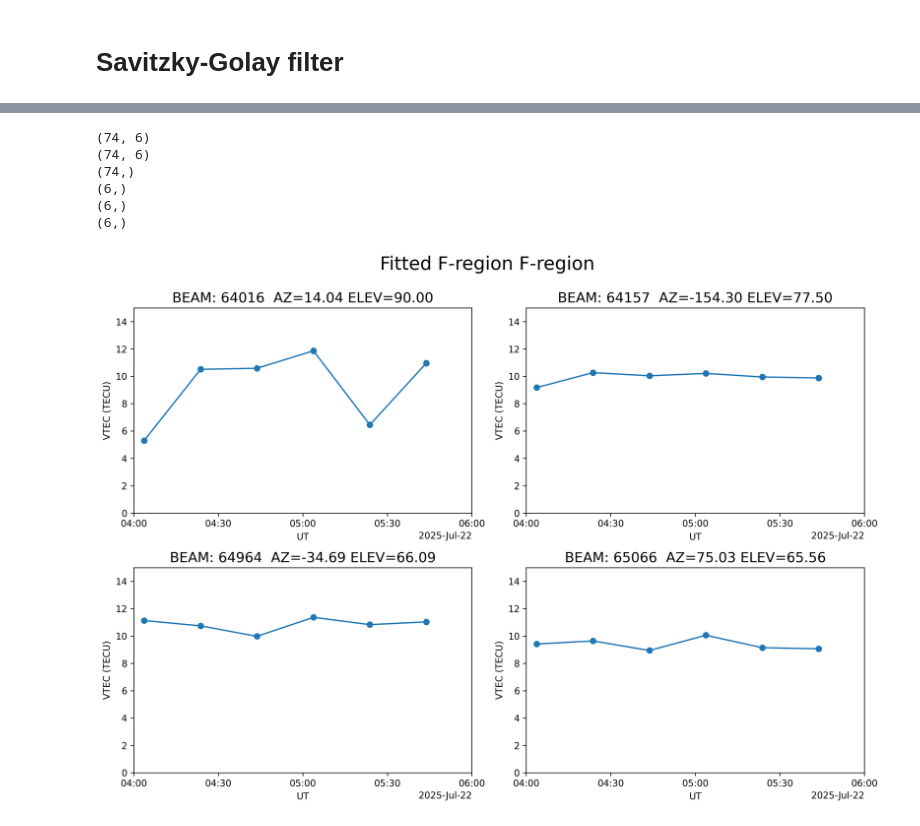
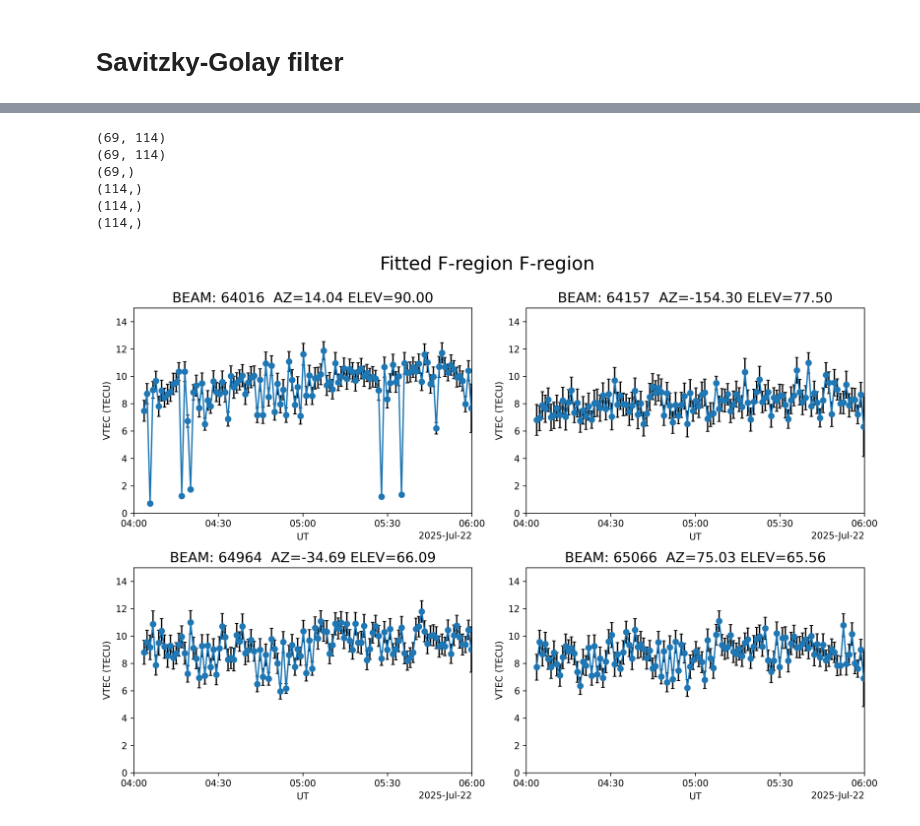
Before and after one commit to xXallisonXx/ISR2025_group5, a Jupyter notebook: TEC_multi_wfm.ipynb, the cells around one changed output, grey strips where cells are left out. Drawn from its saved outputs; the diff is of its cells as text; code cells hidden in the pictures.

Commit message:
computes TEC from stitched LP and AC waveforms

```diff
--- a/TEC_multi_wfm.ipynb
+++ b/TEC_multi_wfm.ipynb
@@ -79,7 +78,7 @@ pfa20250722.014_lp_vvels_05min.001.h5   kindat: 3000105 desc: Resolved Velocity
 #fileList = maddat.getExperimentFiles(expList[0].id)
 opt1 = 'Fitted'
 opt2 = 'F-region'
-opt3 = '20 min'
+opt3 = '3 min'
 bcfile=None
 for file in fileList:
     if opt1 in file.kindatdesc:
@@ -313,25 +517,31 @@ fig, ax = plt.subplots(2, 2,dpi=300, figsize=(12,8))
 # 65066  75.03	65.56
 
 # BEAM = 0
-bdat = PFISR_data[0]
-NeFitted = FilterProfile(bdat['ne'])
-dNeFitted = FilterProfile(bdat['dne'])
-AltValues = bdat['altitude']
+
+bdat = PFISR_data_E[0]
+
+# NeFitted = FilterProfile(bdat['ne'])
+# dNeFitted = FilterProfile(bdat['dne'])
+# AltValues = bdat['altitude']
+
+NeFitted = FilterProfile(stitched_all_beams_data[0])
+dNeFitted = FilterProfile(stitched_all_beams_err[0])
+AltValues = stitched_all_beams_alt[0]
 
 print(np.shape(NeFitted))
 print(np.shape(dNeFitted))
 print(np.shape(AltValues))
 
 VTEC = TECIntegralWithErrors(NeFitted,dNeFitted,AltValues)
-#ax[0,0].plot(mdates.date2num(bdat['time']),VTEC,lw=1)
 
 print(np.shape(mdates.date2num(bdat['time'])))
 print(np.shape(unumpy.nominal_values(VTEC)))
 print(np.shape(unumpy.std_devs(VTEC)))
 
+#ax[0,0].plot(mdates.date2num(bdat['time']),VTEC,lw=1)
 ax[0,0].errorbar(mdates.date2num(bdat['time']),unumpy.nominal_values(VTEC), yerr=unumpy.std_devs(VTEC), fmt='o-', ecolor='black', capsize=2)
-ax[0,0].set_xlim([mdates.date2num(datetime.datetime(2025,7,22,4,0,0)),
-             mdates.date2num(datetime.datetime(2025,7,22,6,0,0))])
+ax[0,0].set_xlim([mdates.date2num(datetime(2025,7,22,4,0,0)),
+             mdates.date2num(datetime(2025,7,22,6,0,0))])
 ax[0,0].set_ylim(0,15)
 locator = mdates.AutoDateLocator(minticks=3, maxticks=5)
 formatter = mdates.ConciseDateFormatter(locator)
@@ -344,14 +554,18 @@ ax[0,0].set_title('BEAM: 64016  AZ=14.04 ELEV=90.00',fontsize=15)
 tecdf = pd.DataFrame({"time": bdat["time"], "tec64016": unumpy.nominal_values(VTEC), "dtec64016": unumpy.std_devs(VTEC)})
 
 # BEAM = 1
-bdat = PFISR_data[1]
-NeFitted = FilterProfile(bdat['ne'])
-AltValues = bdat['altitude']
+bdat = PFISR_data_E[1]
+# NeFitted = FilterProfile(bdat['ne'])
+# AltValues = bdat['altitude']
+NeFitted = FilterProfile(stitched_all_beams_data[1])
+dNeFitted = FilterProfile(stitched_all_beams_err[1])
+AltValues = stitched_all_beams_alt[1]
+
 VTEC = TECIntegralWithErrors(NeFitted,dNeFitted,AltValues)
 #ax[0,0].plot(mdates.date2num(bdat['time']),VTEC,lw=1)
 ax[0,1].errorbar(mdates.date2num(bdat['time']),unumpy.nominal_values(VTEC), yerr=unumpy.std_devs(VTEC), fmt='o-', ecolor='black', capsize=2)
-ax[0,1].set_xlim([mdates.date2num(datetime.datetime(2025,7,22,4,0,0)),
-             mdates.date2num(datetime.datetime(2025,7,22,6,0,0))])
+ax[0,1].set_xlim([mdates.date2num(datetime(2025,7,22,4,0,0)),
+             mdates.date2num(datetime(2025,7,22,6,0,0))])
 ax[0,1].set_ylim(0,15)
 locator = mdates.AutoDateLocator(minticks=3, maxticks=5)
 formatter = mdates.ConciseDateFormatter(locator)
@@ -366,14 +580,17 @@ tecdf = pd.merge(tecdf,
                  on="time")
 
 # BEAM = 2
-bdat = PFISR_data[2]
-NeFitted = FilterProfile(bdat['ne'])
-AltValues = bdat['altitude']
+bdat = PFISR_data_E[2]
+NeFitted = FilterProfile(stitched_all_beams_data[2])
+dNeFitted = FilterProfile(stitched_all_beams_err[2])
+AltValues = stitched_all_beams_alt[2]
+# NeFitted = FilterProfile(bdat['ne'])
+# AltValues = bdat['altitude']
 VTEC = TECIntegralWithErrors(NeFitted,dNeFitted,AltValues)
 #ax[0,0].plot(mdates.date2num(bdat['time']),VTEC,lw=1)
 ax[1,0].errorbar(mdates.date2num(bdat['time']),unumpy.nominal_values(VTEC), yerr=unumpy.std_devs(VTEC), fmt='o-', ecolor='black', capsize=2)
-ax[1,0].set_xlim([mdates.date2num(datetime.datetime(2025,7,22,4,0,0)),
-             mdates.date2num(datetime.datetime(2025,7,22,6,0,0))])
+ax[1,0].set_xlim([mdates.date2num(datetime(2025,7,22,4,0,0)),
+             mdates.date2num(datetime(2025,7,22,6,0,0))])
 ax[1,0].set_ylim(0,15)
 locator = mdates.AutoDateLocator(minticks=3, maxticks=5)
 formatter = mdates.ConciseDateFormatter(locator)
@@ -384,45 +601,48 @@ ax[1,0].set_ylabel('VTEC (TECU)')
 ax[1,0].set_title('BEAM: 64964  AZ=-34.69 ELEV=66.09',fontsize=15)
 
 tecdf = pd.merge(tecdf,
                  pd.DataFrame({"time": bdat["time"], "tec64964": unumpy.nominal_values(VTEC), "dtec64964": unumpy.std_devs(VTEC)}),
                  on="time")
 
 # BEAM = 3
-bdat = PFISR_data[3]
-NeFitted = FilterProfile(bdat['ne'])
-AltValues = bdat['altitude']
+bdat = PFISR_data_E[3]
+NeFitted = FilterProfile(stitched_all_beams_data[3])
+dNeFitted = FilterProfile(stitched_all_beams_err[3])
+AltValues = stitched_all_beams_alt[0]
+# NeFitted = FilterProfile(bdat['ne'])
+# AltValues = bdat['altitude']
 VTEC = TECIntegralWithErrors(NeFitted,dNeFitted,AltValues)
 #ax[0,0].plot(mdates.date2num(bdat['time']),VTEC,lw=1)
 ax[1,1].errorbar(mdates.date2num(bdat['time']),unumpy.nominal_values(VTEC), yerr=unumpy.std_devs(VTEC), fmt='o-', ecolor='black', capsize=2)
-ax[1,1].set_xlim([mdates.date2num(datetime.datetime(2025,7,22,4,0,0)),
-             mdates.date2num(datetime.datetime(2025,7,22,6,0,0))])
+ax[1,1].set_xlim([mdates.date2num(datetime(2025,7,22,4,0,0)),
+             mdates.date2num(datetime(2025,7,22,6,0,0))])
 ax[1,1].set_ylim(0,15)
 locator = mdates.AutoDateLocator(minticks=3, maxticks=5)
 formatter = mdates.ConciseDateFormatter(locator)
 ax[1,1].xaxis.set_major_locator(locator)
 ax[1,1].xaxis.set_major_formatter(formatter)
 ax[1,1].set_xlabel('UT')
 ax[1,1].set_ylabel('VTEC (TECU)')
 ax[1,1].set_title('BEAM: 65066  AZ=75.03 ELEV=65.56',fontsize=15)
 
 tecdf = pd.merge(tecdf,
                  pd.DataFrame({"time": bdat["time"], "tec65066": unumpy.nominal_values(VTEC), "dtec65066": unumpy.std_devs(VTEC)}),
                  on="time")
 
 # Adjust layout to prevent overlapping titles/labels
 plt.tight_layout()
 plt.suptitle(title,fontsize=20, y=1.05)
 
 # Display the plot
 plt.show()
 # %% [output]
-(74, 6)
-(74, 6)
-(74,)
-(6,)
-(6,)
-(6,)
+(69, 114)
+(69, 114)
+(69,)
+(114,)
+(114,)
+(114,)
-[figure, old version]
+[figure, new version]
 # %%
 # save tec dataframe as csv
 
```
Also changed, not shown: parts of 5 cells of this notebook.
